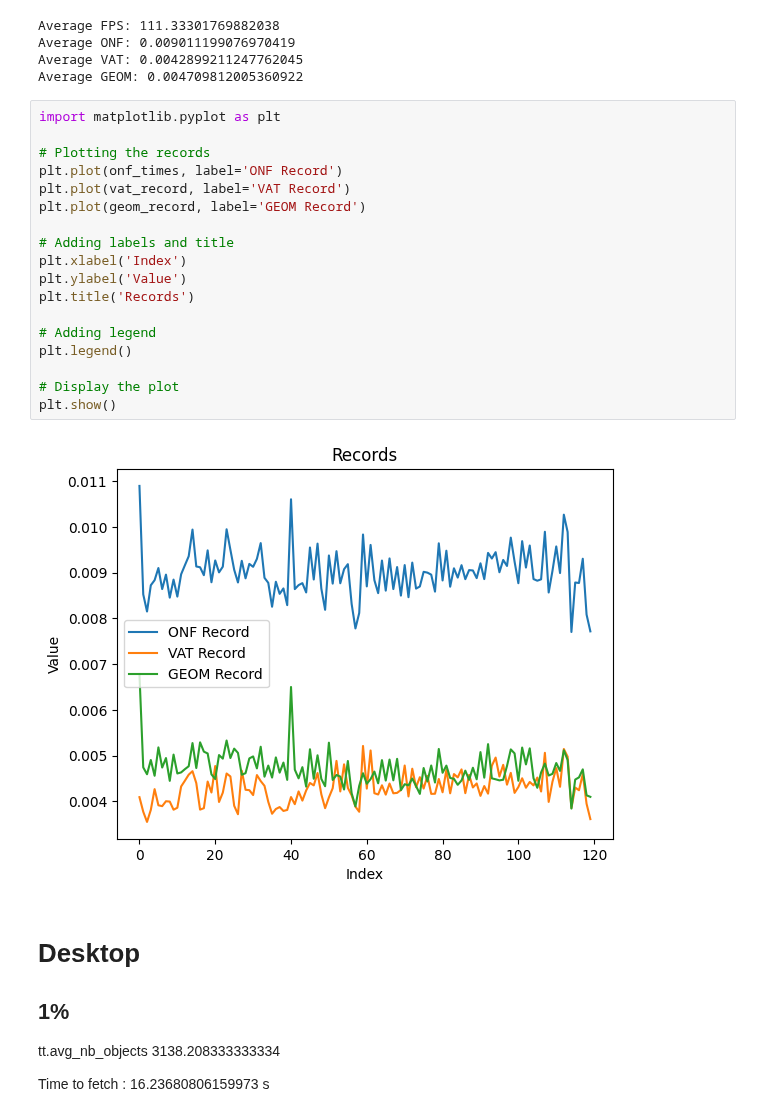
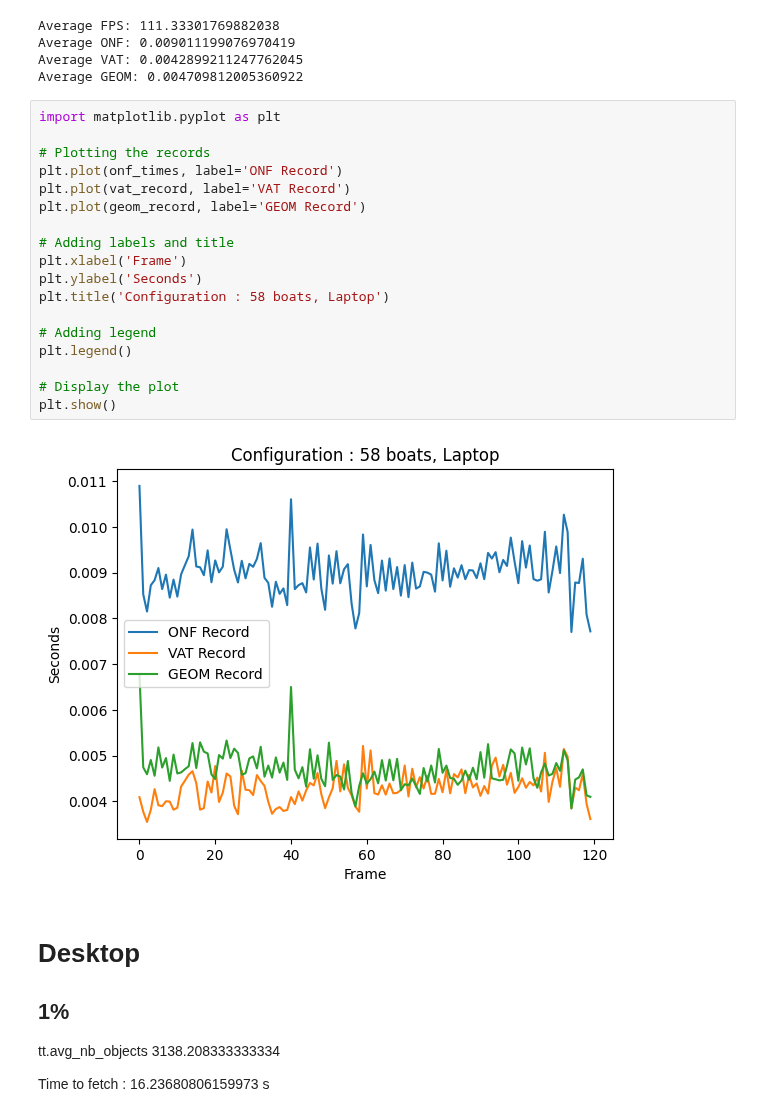
Before and after one commit to amanzer/QGIS-MobilityDB, a Jupyter notebook: refactored_code/solutionA/results.ipynb, the cells around one changed output. Cells and saved outputs as stored; diff of their text form.

```diff
--- a/refactored_code/solutionA/results.ipynb
+++ b/refactored_code/solutionA/results.ipynb
@@ -202,23 +220,23 @@ Average GEOM: 0.004709812005360922
 # %%
 import matplotlib.pyplot as plt
 
 # Plotting the records
 plt.plot(onf_times, label='ONF Record')
 plt.plot(vat_record, label='VAT Record')
 plt.plot(geom_record, label='GEOM Record')
 
 # Adding labels and title
-plt.xlabel('Index')
-plt.ylabel('Value')
-plt.title('Records')
+plt.xlabel('Frame')
+plt.ylabel('Seconds')
+plt.title('Configuration : 58 boats, Laptop')
 
 # Adding legend
 plt.legend()
 
 # Display the plot
 plt.show()
 # %% [output]
-[figure, old version]
+[figure, new version]
 # %% [markdown]
 # Desktop
 
```
Also changed, not shown: parts of 6 cells of this notebook, 39 other files.
